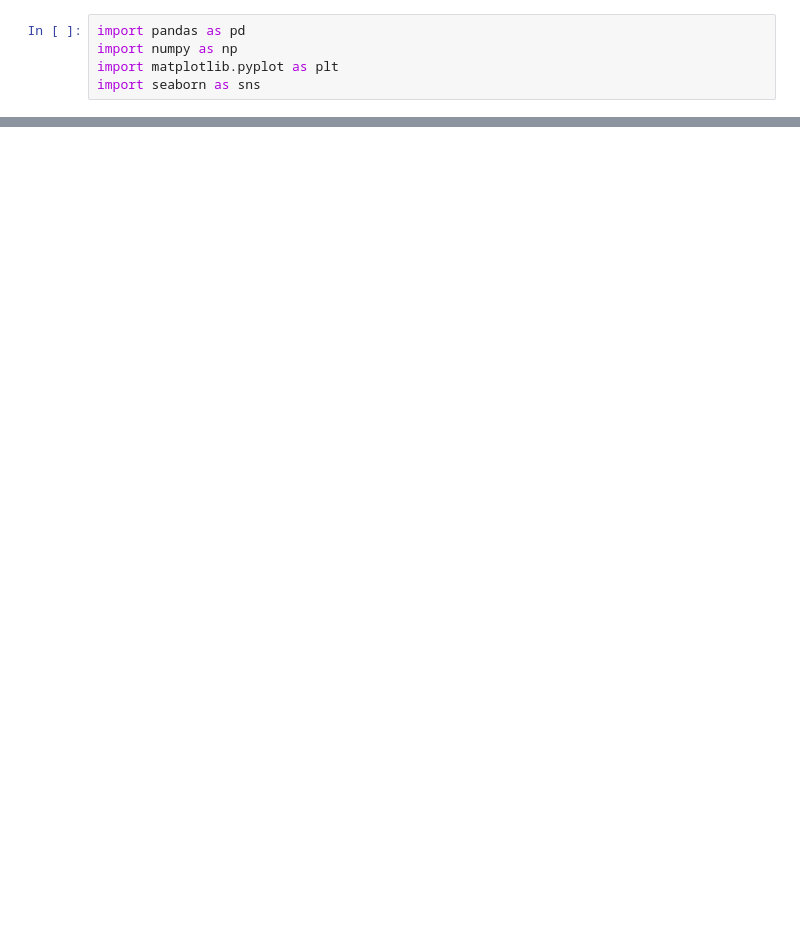
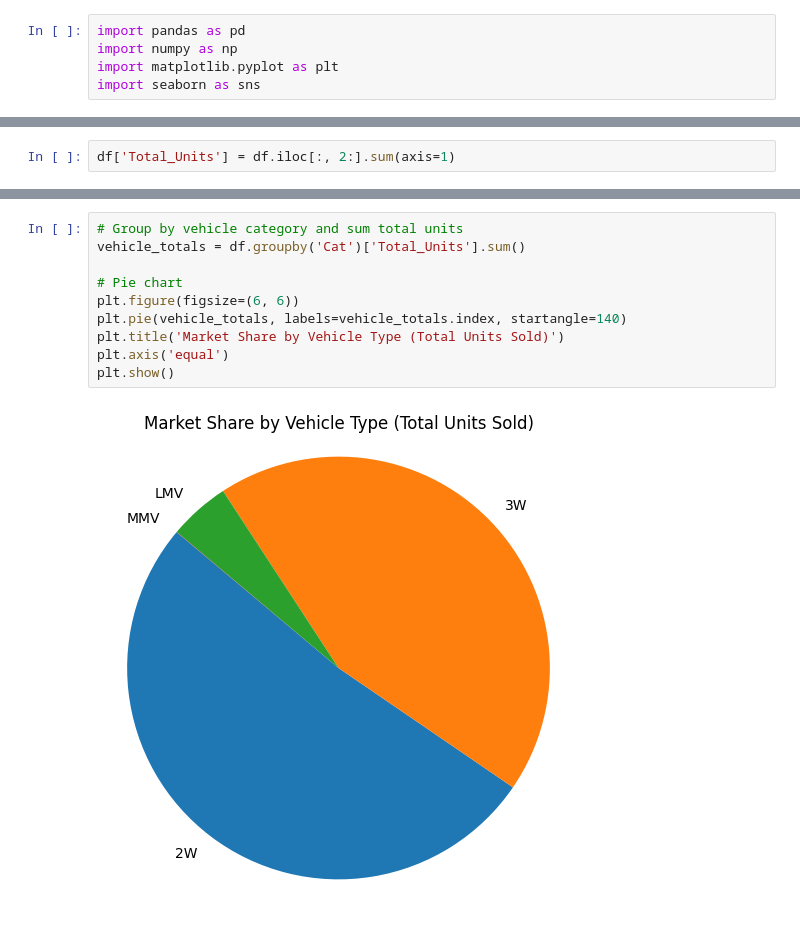
Before and after one commit to amankumarchy5423/EV-Market-Segmentation, a Jupyter notebook: feynn_project2.ipynb, the cells around one changed output, grey strips where cells are left out. Drawn from its saved outputs; the diff is of its cells as text; blank space fills up the shorter version.

Commit message:
all visualyzation has completed

```diff
--- a/feynn_project2.ipynb
+++ b/feynn_project2.ipynb
@@ -42,0 +21,2 @@ Successfully installed et-xmlfile-2.0.0 openpyxl-3.1.5
+# %%
+df['Total_Units'] = df.iloc[:, 2:].sum(axis=1)
@@ -42,0 +48,12 @@ Successfully installed et-xmlfile-2.0.0 openpyxl-3.1.5
+# %%
+# Group by vehicle category and sum total units
+vehicle_totals = df.groupby('Cat')['Total_Units'].sum()
+
+# Pie chart
+plt.figure(figsize=(6, 6))
+plt.pie(vehicle_totals, labels=vehicle_totals.index, startangle=140)
+plt.title('Market Share by Vehicle Type (Total Units Sold)')
+plt.axis('equal')
+plt.show()
+# %% [output]
+[figure, added]
```
Also changed, not shown: parts of 27 cells of this notebook, 3 other files.
